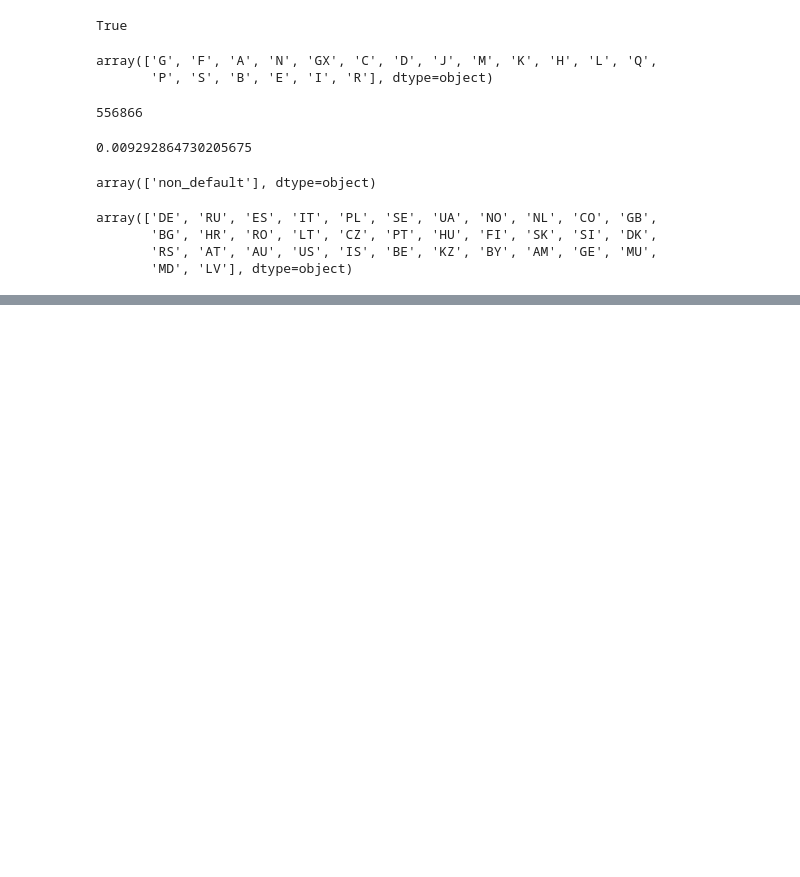
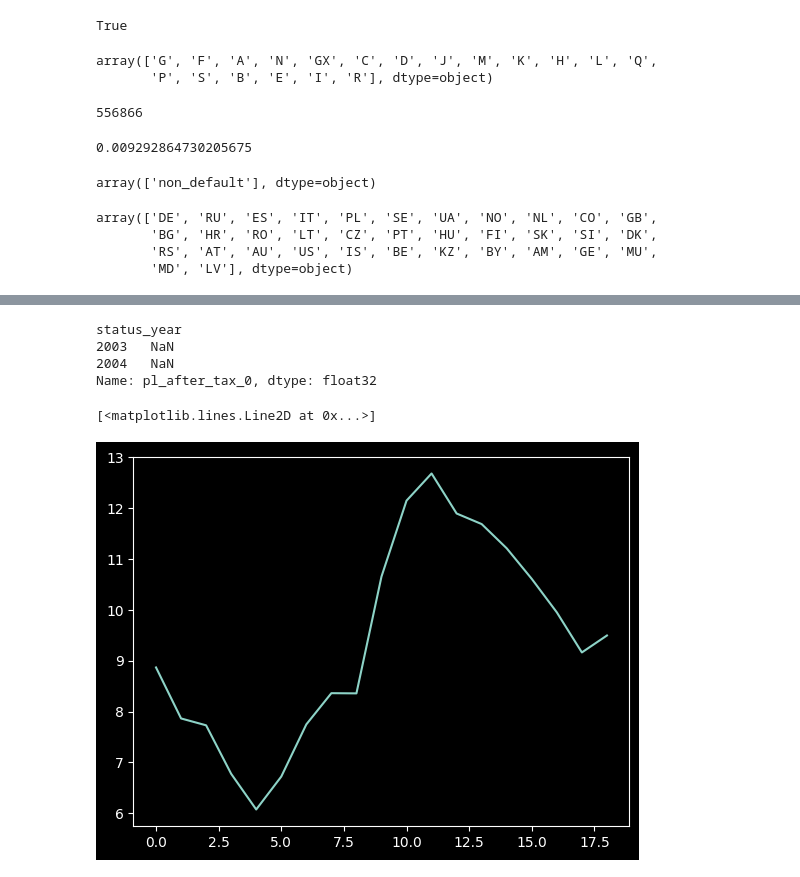
Before and after one commit to jakublaza/FCS-Zanders, a Jupyter notebook: FCS_code.ipynb, the cells around one changed output, grey strips where cells are left out. Saved outputs shown, nothing was run; the diff lists cells and outputs as text; code cells hidden in the pictures; blank space fills up the shorter version.

Commit message:
add makro data for italy and start analysis

```diff
--- a/FCS_code.ipynb
+++ b/FCS_code.ipynb
@@ -138,0 +387,2 @@ array([2020, 2011, 2013, 2014, 2021, 2016, 2015, 2006, 2005, 2019, 2017,
+# %%
+dfit = pd.read_csv('gdp_italy_df.csv', sep = ';', decimal=',')
@@ -138,0 +404,2 @@ array([2020, 2011, 2013, 2014, 2021, 2016, 2015, 2006, 2005, 2019, 2017,
+# %%
+X_GDP = dfit[['GDP growth', 'Inflation', 'interest rate', 'unemployment']]
@@ -138,0 +474,12 @@ array([2020, 2011, 2013, 2014, 2021, 2016, 2015, 2006, 2005, 2019, 2017,
+# %%
+pl[1] - pl[0]
+# %% [output]
+status_year
+2003   NaN
+2004   NaN
+Name: pl_after_tax_0, dtype: float32
+# %%
+plt.plot(X_GDP['unemployment'])
+# %% [output]
+[<matplotlib.lines.Line2D at 0x...>]
+[figure, added]
```
Also changed, not shown: parts of 60 cells of this notebook, 5 other files.
